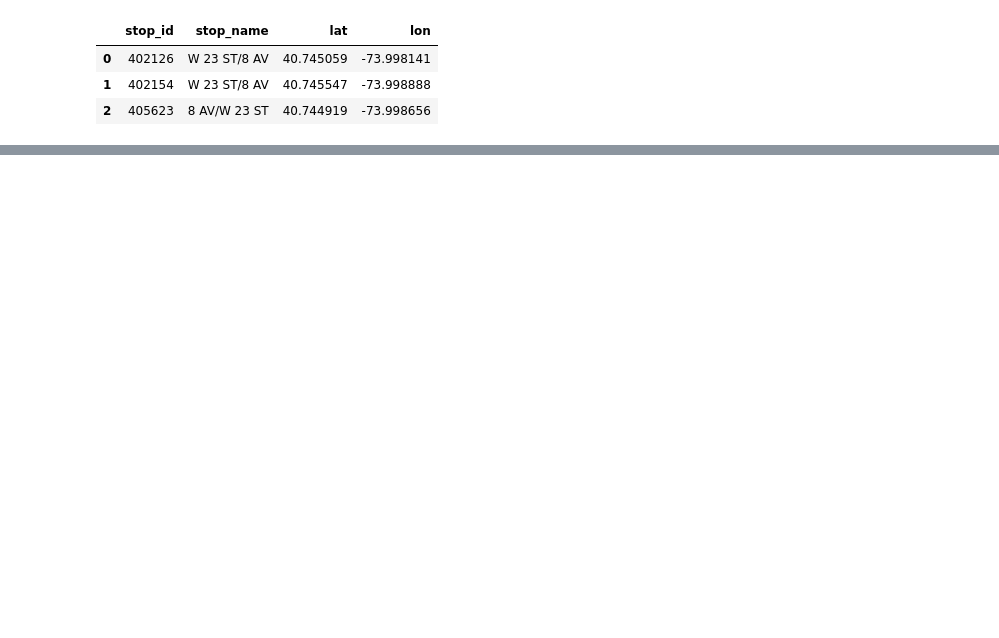
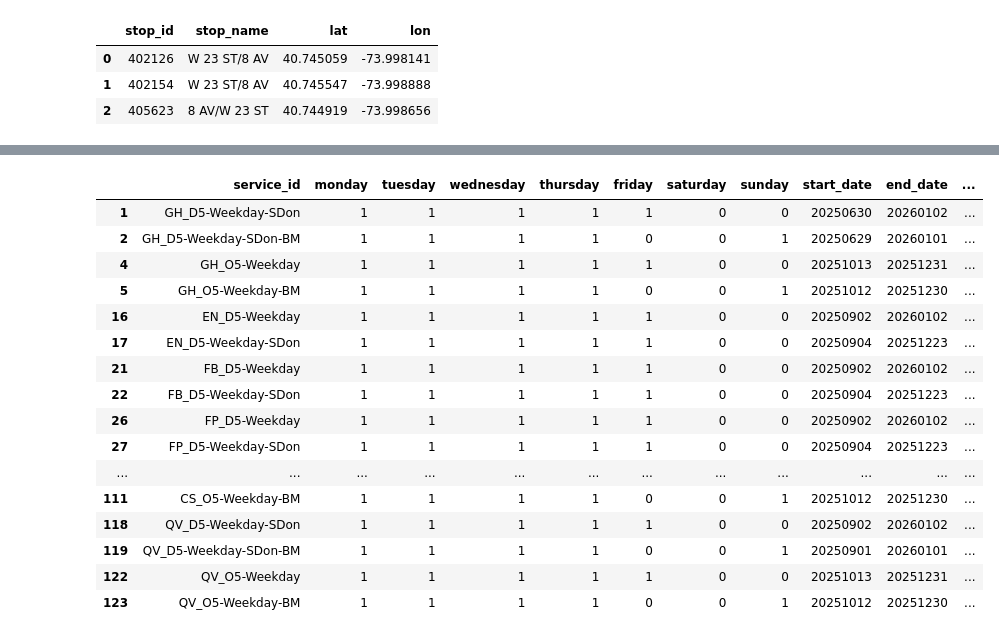
Before and after one commit to TYLin-CitySolutions/gtfs_bus, a Jupyter notebook: gtfs_buses.ipynb, the cells around one changed output, grey strips where cells are left out. Cells and saved outputs as stored; diff of their text form; code cells hidden in the pictures; blank space fills up the shorter version.

Commit message:
groupby service id

```diff
--- a/gtfs_buses.ipynb
+++ b/gtfs_buses.ipynb
@@ -442,3 +438,8 @@ nearby
 | 0 | 402126 | W 23 ST/8 AV | 40.745059 | -73.998141 |
 | 1 | 402154 | W 23 ST/8 AV | 40.745547 | -73.998888 |
 | 2 | 405623 | 8 AV/W 23 ST | 40.744919 | -73.998656 |
+# %%
+service_df = con.execute("""
+            SELECT *
+            FROM calendar_base""").fetchdf()
+service_df[service_df['service_id'].str.contains('Weekday')]
@@ -444,0 +476,30 @@ nearby
+# %%
+
+pat = r'^(.*?)-(Weekday|Saturday|Sunday)(?:-(.*))?$'
+service_df[['prefix', 'day_of_week', 'suffix']] = service_df['service_id'].str.extract(pat)
+service_df#.groupby(['prefix','day_of_week'])
+
+service_df[service_df['day_of_week'] == 'Weekday'].dropna().sort_values('prefix')#.groupby('prefix').count()
+
+# service_df[service_df['prefix']]
+
+weekday = service_df[service_df['day_of_week'] == 'Weekday']
+weekday[weekday.duplicated(subset=['prefix'],keep=False)]
+# %% [output]
+|  | service_id | monday | tuesday | wednesday | thursday | friday | saturday | sunday | start_date | end_date | ... |
+| 1 | GH_D5-Weekday-SDon | 1 | 1 | 1 | 1 | 1 | 0 | 0 | 20250630 | 20260102 | ... |
+| 2 | GH_D5-Weekday-SDon-BM | 1 | 1 | 1 | 1 | 0 | 0 | 1 | 20250629 | 20260101 | ... |
+| 4 | GH_O5-Weekday | 1 | 1 | 1 | 1 | 1 | 0 | 0 | 20251013 | 20251231 | ... |
+| 5 | GH_O5-Weekday-BM | 1 | 1 | 1 | 1 | 0 | 0 | 1 | 20251012 | 20251230 | ... |
+| 16 | EN_D5-Weekday | 1 | 1 | 1 | 1 | 1 | 0 | 0 | 20250902 | 20260102 | ... |
+| 17 | EN_D5-Weekday-SDon | 1 | 1 | 1 | 1 | 1 | 0 | 0 | 20250904 | 20251223 | ... |
+| 21 | FB_D5-Weekday | 1 | 1 | 1 | 1 | 1 | 0 | 0 | 20250902 | 20260102 | ... |
+| 22 | FB_D5-Weekday-SDon | 1 | 1 | 1 | 1 | 1 | 0 | 0 | 20250904 | 20251223 | ... |
+| 26 | FP_D5-Weekday | 1 | 1 | 1 | 1 | 1 | 0 | 0 | 20250902 | 20260102 | ... |
+| 27 | FP_D5-Weekday-SDon | 1 | 1 | 1 | 1 | 1 | 0 | 0 | 20250904 | 20251223 | ... |
+| ... | ... | ... | ... | ... | ... | ... | ... | ... | ... | ... | ... |
+| 111 | CS_O5-Weekday-BM | 1 | 1 | 1 | 1 | 0 | 0 | 1 | 20251012 | 20251230 | ... |
+| 118 | QV_D5-Weekday-SDon | 1 | 1 | 1 | 1 | 1 | 0 | 0 | 20250902 | 20260102 | ... |
+| 119 | QV_D5-Weekday-SDon-BM | 1 | 1 | 1 | 1 | 0 | 0 | 1 | 20250901 | 20260101 | ... |
+| 122 | QV_O5-Weekday | 1 | 1 | 1 | 1 | 1 | 0 | 0 | 20251013 | 20251231 | ... |
+| 123 | QV_O5-Weekday-BM | 1 | 1 | 1 | 1 | 0 | 0 | 1 | 20251012 | 20251230 | ... |
```
Also changed, not shown: parts of 13 cells of this notebook, 1 other file.
